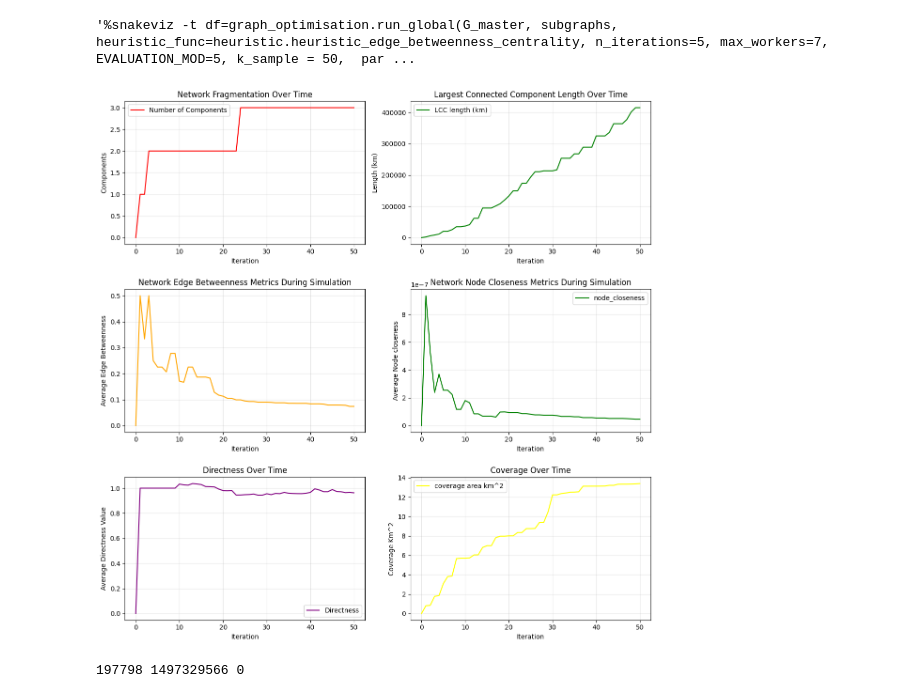
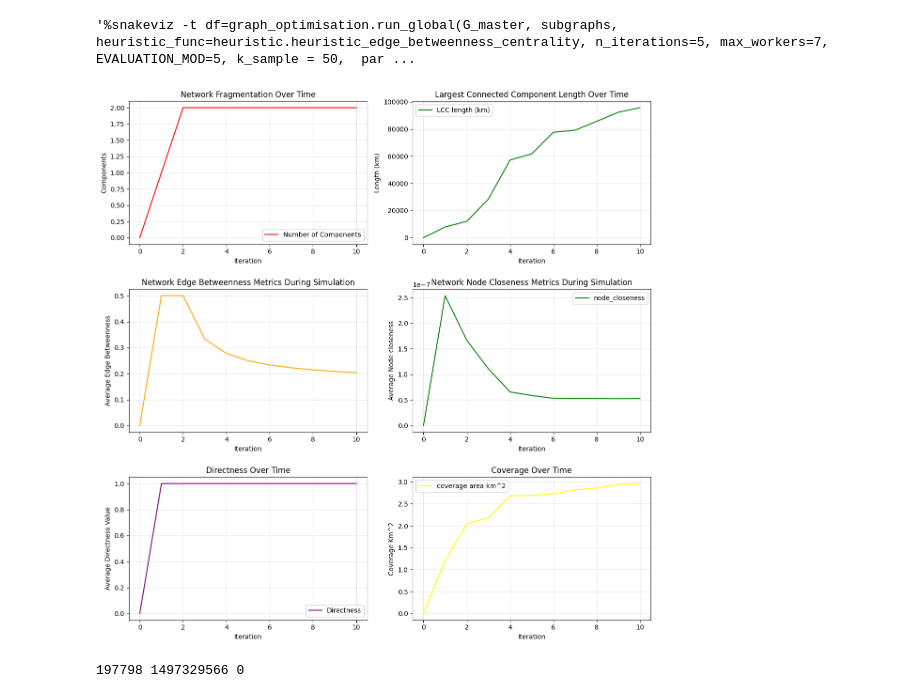
Before and after one commit to Matthew-Pirotta/FYP-OpenPaths, a Jupyter notebook: Code/main.ipynb, the cells around one changed output. Cells and saved outputs as stored; diff of their text form; code cells hidden in the pictures.

Commit message:
reimplemented topolgical heuristics

```diff
--- a/Code/main.ipynb
+++ b/Code/main.ipynb
@@ -365,7 +365,11 @@ investigate_k_diff(G_master,max_k=50, seed=12, step=10)
 #%snakeviz -t
 #TODO getting new very safe edges even tho nothing got allocated?
 heuristics = {
-    #"L2S": heuristic.heuristic_L2S,
+    "L2S": heuristic.heuristic_L2S,
+    "CC": heuristic.heuristic_CC,
+    "L2C": heuristic.heuristic_L2C,
+    "R2C": heuristic.heuristic_R2C,
+    "Random": heuristic.heuristic_random,
     "edge_betweenness": heuristic.heuristic_edge_betweenness_centrality,
     "edge_closeness_centrality": heuristic.heuristic_edge_closeness_centrality,
 }
@@ -380,7 +384,7 @@ for name, func in heuristics.items():
     df = graph_optimisation.run_global(
         G_master,
         heuristic_func=func,
-        n_iterations=25,
+        n_iterations=10,
         max_workers=7,
         EVALUATION_MOD=1,
         k_sample = 25,
@@ -441,16 +443,16 @@ Selected edge: (160157247, 160157782, 0) score: 1.2838807343279505e-09
 # %% [output]
 '%snakeviz -t df=graph_optimisation.run_global(G_master, subgraphs, heuristic_func=heuristic.heuristic_edge_betweenness_centrality, n_iterations=5, max_workers=7, EVALUATION_MOD=5, k_sample = 50,  par ...
 # %%
-chosen_heuristic = 'edge_closeness_centrality'
+chosen_heuristic = 'L2S'
 chosen_locality = "MASTER"
 
 optimised_locality_heuristic_df = optimised_graph_results_df[
     (optimised_graph_results_df['heuristic'] == chosen_heuristic) &
     (optimised_graph_results_df['locality'] == chosen_locality)
 ]
 plotting.plot_evaluation(optimised_locality_heuristic_df)
 # %% [output]
-[figure, old version]
+[figure, new version]
 # %%
 #G_locality= graph_util.make_locality_subgraph(G_master,chosen_locality)
 #plotting.plot_directionality(G_master)
```
Also changed, not shown: parts of 6 cells of this notebook, 2 other files.
